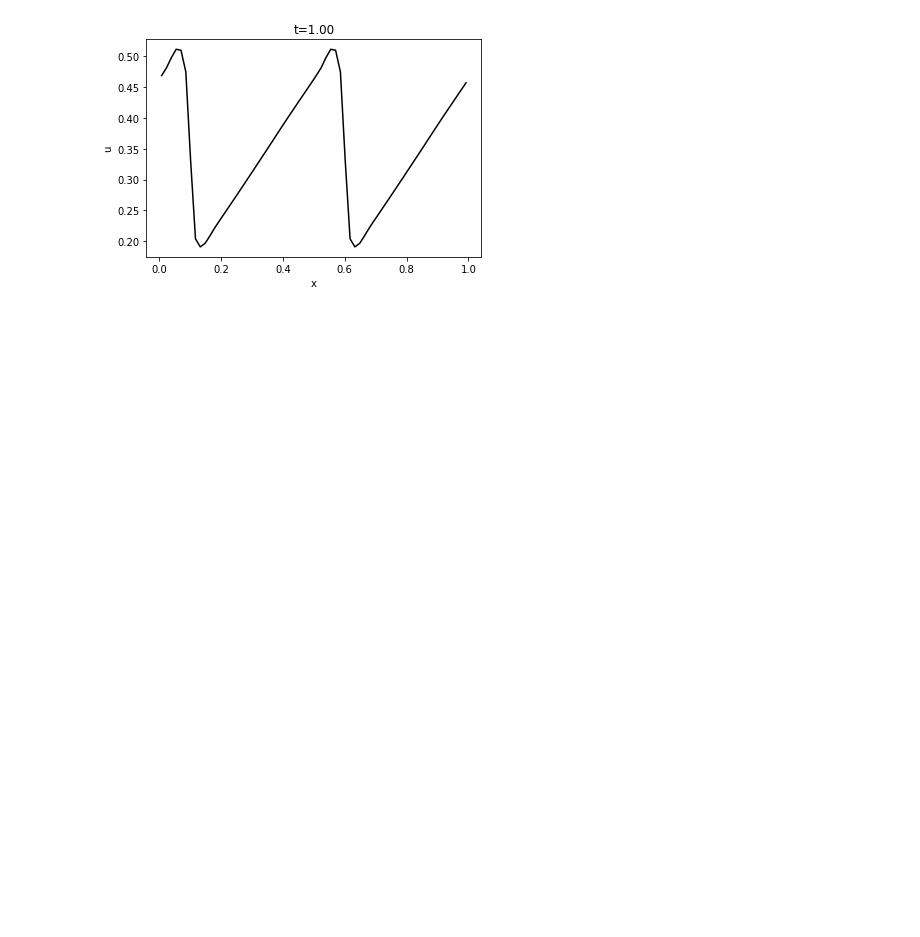
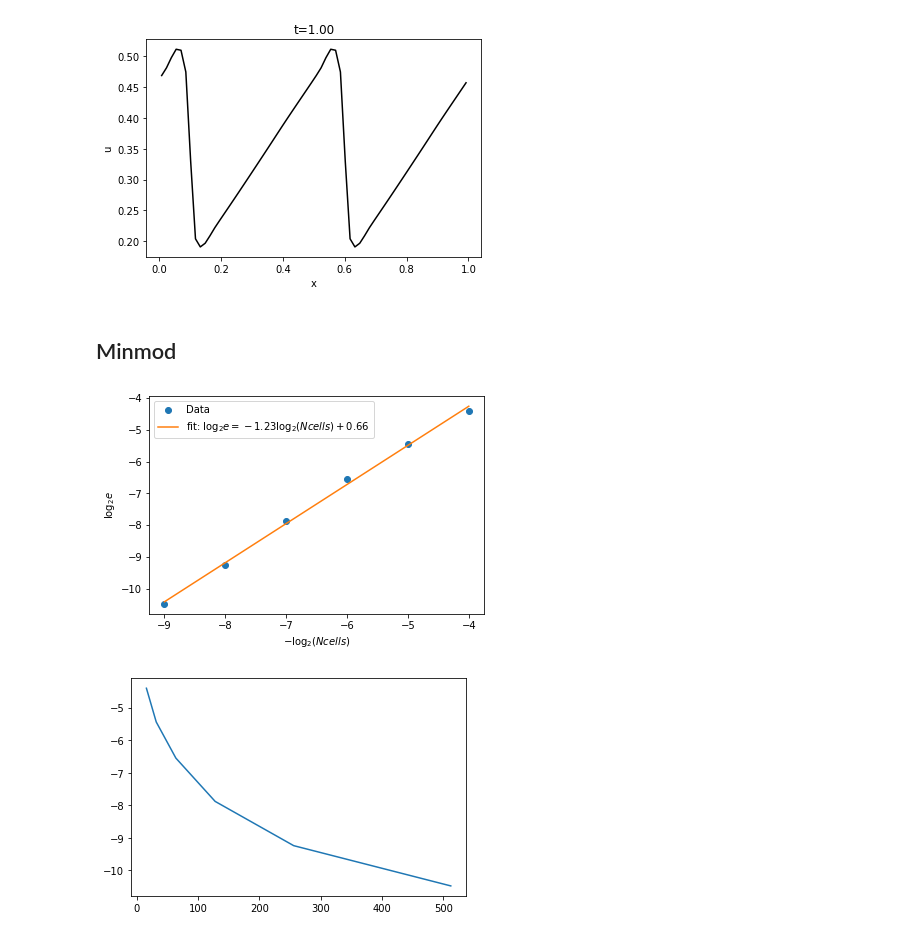
Before and after one commit to JerryChen97/Hydrodynamics, a Jupyter notebook: burgers.ipynb, the cells around one changed output. Drawn from its saved outputs; the diff is of its cells as text; code cells hidden in the pictures; blank space fills up the shorter version.

```diff
--- a/burgers.ipynb
+++ b/burgers.ipynb
@@ -207,3 +197,40 @@ burgers.evolve(show=False)
 os.system('ffmpeg -r 12 -i fig_%d.png -qscale:v 0 -pix_fmt yuv420p -c:v libx264 -crf 20 -r 24 animation.mp4');
 # %% [output]
 [figure]
+# %% [markdown]
+## Minmod
+# %%
+# we pick the solution to be 2^n, n=4, 5, 6, 7, 8, 9, 10
+n_list = [
+    4, 5, 6,
+    7, 8, 9
+    ]
+Ncell_list = [2**n for n in n_list]
+error_list = []
+for Ncells in Ncell_list:
+    burgers = Burgers(Ncells, IC, outCad=outCad)
+    burgers.evolve(save=False)
+    plt.clf()
+    t=0.25
+    index = len(burgers._tList) // 4
+    x_list = burgers._x[burgers.Nghost:-burgers.Nghost]
+    u_list = burgers._uxList[index][burgers.Nghost:-burgers.Nghost]
+    true_u_list = [burgers.exact_soln(t, x) for x in x_list]
+    error = abs(u_list - true_u_list)
+    error_list.append(np.log2(np.sqrt(np.mean(np.square(error)))))
+
+minus_n_list = [-n for n in n_list]
+p = np.polyfit(minus_n_list, error_list, 1)
+plt.xlabel(r'$-\log_2 (Ncells)$')
+plt.ylabel(r'$\log_2 e$')
+plt.plot(minus_n_list, error_list, "o", label="Data")
+plt.plot(minus_n_list, [p[0] * n + p[1] for n in minus_n_list], label=r"fit: $\log_2 e = - %.2f \log_2(Ncells) + %.2f$" % (p[0], p[1]))
+plt.legend()
+plt.savefig("test.png")
+plt.show()
+
+plt.plot([2 ** n for n in n_list], error_list)
+plt.show()
+# %% [output]
+[figure, added]
+[figure, added]
```
Also changed, not shown: parts of 5 cells of this notebook.
